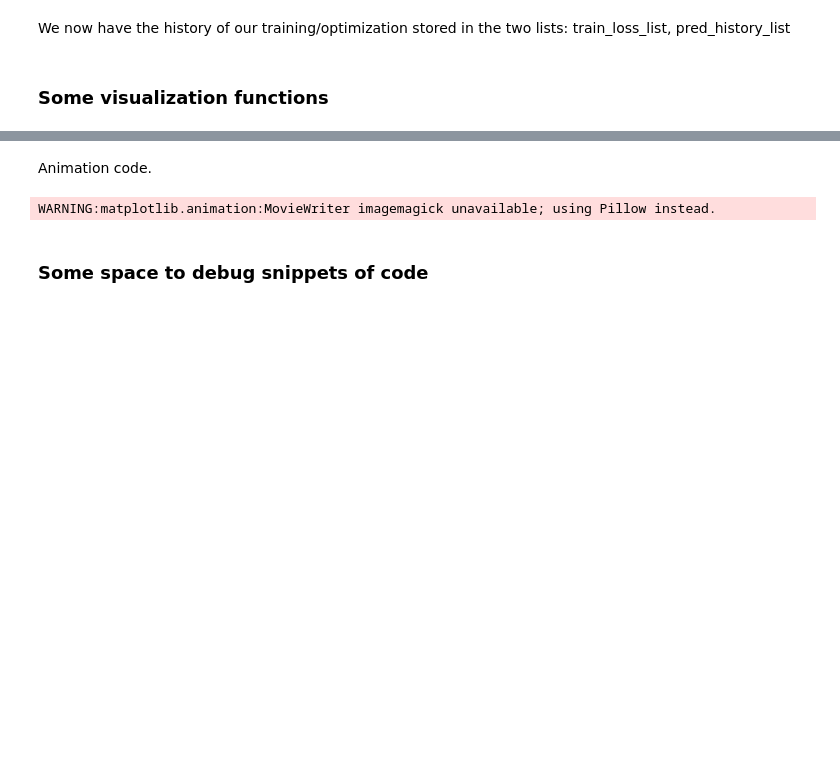
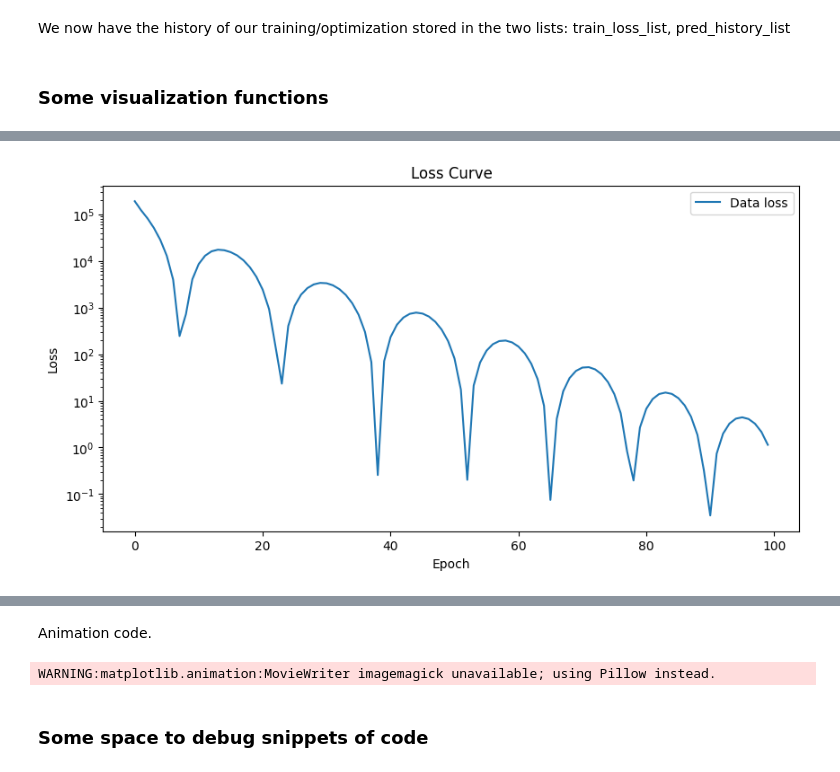
Before and after one commit to jamesterryxu/dsa-2024, a Jupyter notebook: python/gns_colab_jx.ipynb, the cells around one changed output, grey strips where cells are left out. Cells and saved outputs as stored; diff of their text form; code cells hidden in the pictures; blank space fills up the shorter version.

```diff
--- a/python/gns_colab_jx.ipynb
+++ b/python/gns_colab_jx.ipynb
@@ -648,3 +685,8 @@ plot_loss_curves(loss_tuple=train_loss_data_list)
+# %%
+# plot_loss_curves(loss_tuple=train_loss_data_list)
+plot_loss_curves(loss_tuple=train_loss_pde_list)
+# %% [output]
+[figure, added]
 # %%
 def plot_prediction(prediction, data_y_np, title='Prediction comparison',length=1, num_nodes=100):
   ''' function to plot the prediction curve
```
Also changed, not shown: parts of 11 cells of this notebook.
